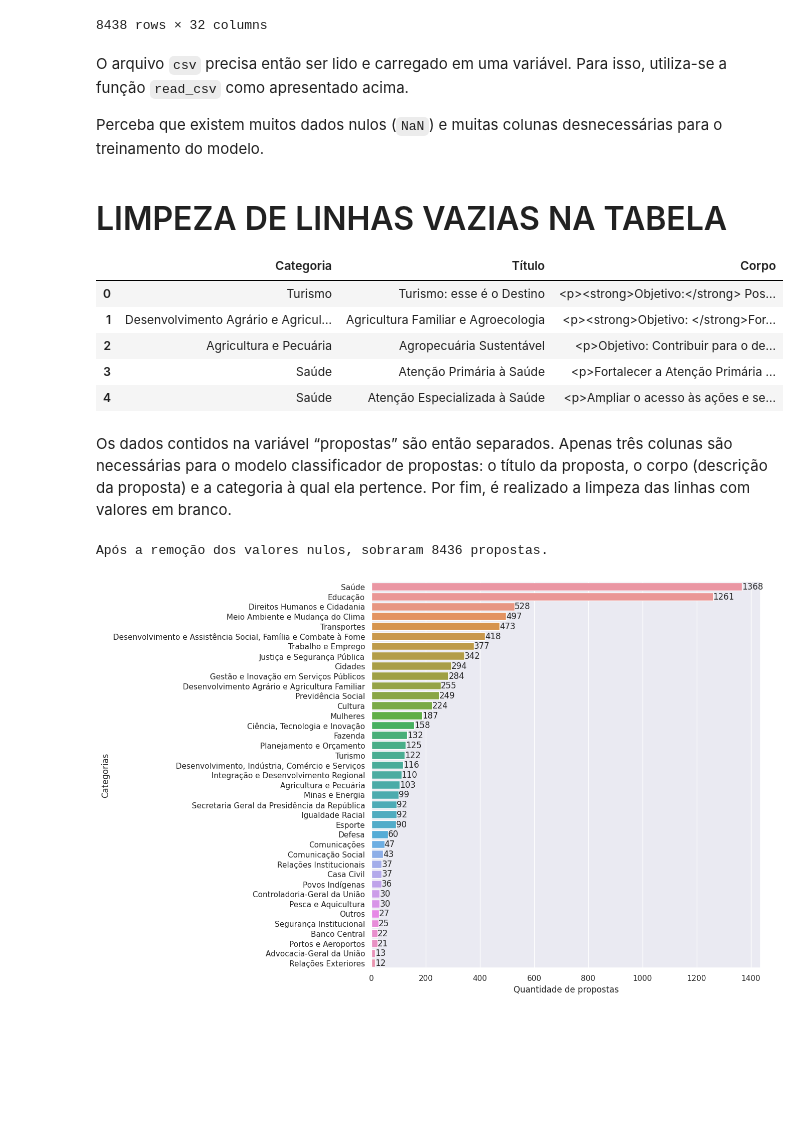
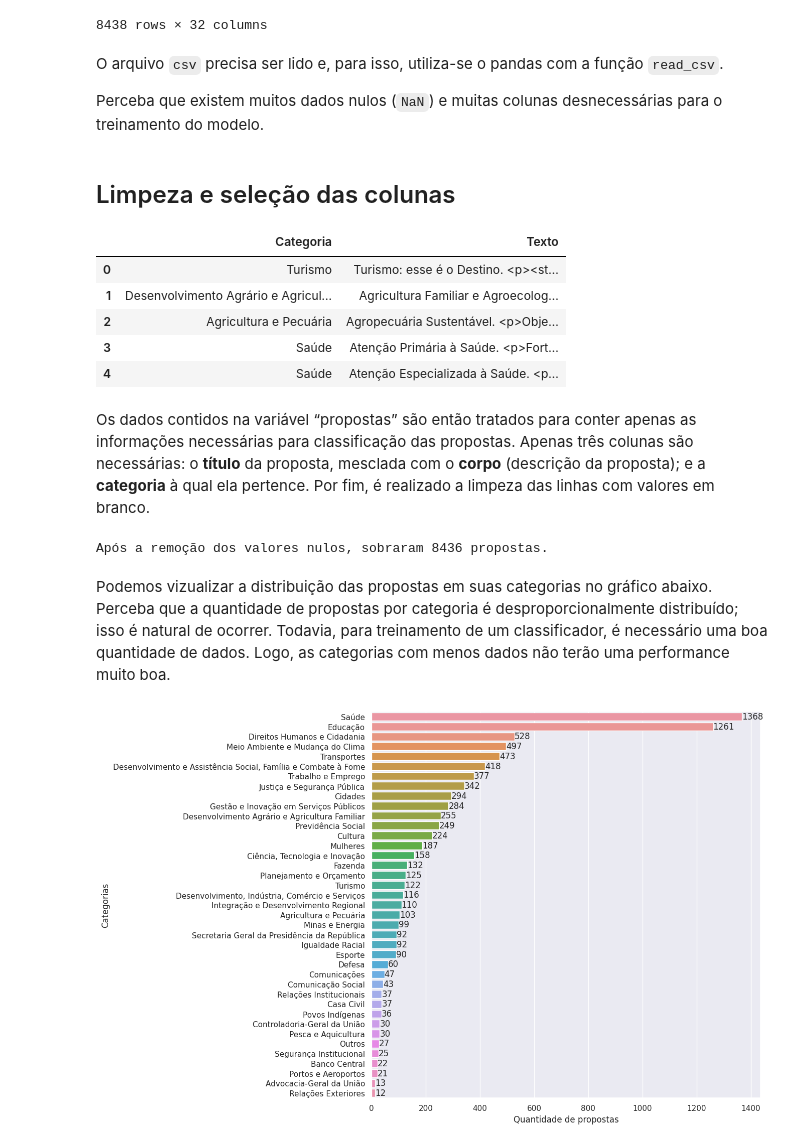
Before and after one commit to ResidenciaTICBrisa/BP-Classificador-de-Propostas, a Jupyter notebook: processo_de_desenvolvimento.ipynb, the cells around one changed output. Drawn from its saved outputs; the diff is of its cells as text; code cells hidden in the pictures; blank space fills up the shorter version.

```diff
--- a/processo_de_desenvolvimento.ipynb
+++ b/processo_de_desenvolvimento.ipynb
@@ -76,34 +91,39 @@ propostas  # Impressão do DataFrame de propostas
 | 8437 | 11619 | 27.0 | Saúde | NaN | NaN | NaN | ... |
 8438 rows × 32 columns
 # %% [markdown]
-O arquivo `csv` precisa então ser lido e carregado em uma variável. Para isso, utiliza-se a função `read_csv` como apresentado acima.
+O arquivo `csv` precisa ser lido e, para isso, utiliza-se o pandas com a função `read_csv`.
 
 Perceba que existem muitos dados nulos (`NaN`) e muitas colunas desnecessárias para o treinamento do modelo.
 # %% [markdown]
-<h3 style="font-size:2rem;">LIMPEZA DE LINHAS VAZIAS NA TABELA</h3>
+<h3 style="font-size:1.5rem;">Limpeza e seleção das colunas</h3>
 # %%
 # Seleciona apenas as colunas importantes
 propostas = pd.DataFrame(propostas, columns=['category/name/pt-BR','title/pt-BR','body/pt-BR'])
 propostas.rename(columns={'category/name/pt-BR': 'Categoria', 'title/pt-BR': 'Título', 'body/pt-BR': 'Corpo'}, inplace=True)
 
 # Retira as linhas que estao vazias
 propostas = propostas.dropna()
 propostas.drop(propostas[propostas['Título'] == 'Tema '].index, inplace=True)  # Removendo coluna "Tema "
 
+# Une as colunas de Título e Corpo em uma única coluna e exclui as antigas
+propostas['Texto'] = propostas['Título'] + '. ' + propostas['Corpo']
+propostas = propostas[['Categoria', 'Texto']]
 propostas.head()  # Impressão das cinco primeiras linhas de propostas
 # %% [output]
-|  | Categoria | Título | Corpo |
-| 0 | Turismo | Turismo: esse é o Destino | <p><strong>Objetivo:</strong> Pos... |
-| 1 | Desenvolvimento Agrário e Agricul... | Agricultura Familiar e Agroecologia | <p><strong>Objetivo: </strong>For... |
-| 2 | Agricultura e Pecuária | Agropecuária Sustentável | <p>Objetivo: Contribuir para o de... |
-| 3 | Saúde | Atenção Primária à Saúde | <p>Fortalecer a Atenção Primária ... |
-| 4 | Saúde | Atenção Especializada à Saúde | <p>Ampliar o acesso às ações e se... |
+|  | Categoria | Texto |
+| 0 | Turismo | Turismo: esse é o Destino. <p><st... |
+| 1 | Desenvolvimento Agrário e Agricul... | Agricultura Familiar e Agroecolog... |
+| 2 | Agricultura e Pecuária | Agropecuária Sustentável. <p>Obje... |
+| 3 | Saúde | Atenção Primária à Saúde. <p>Fort... |
+| 4 | Saúde | Atenção Especializada à Saúde. <p... |
 # %% [markdown]
-Os dados contidos na variável “propostas” são então separados. Apenas três colunas são necessárias para o modelo classificador de propostas: o título da proposta, o corpo (descrição da proposta) e a categoria à qual ela pertence. Por fim, é realizado a limpeza das linhas com valores em branco.
+Os dados contidos na variável “propostas” são então tratados para conter apenas as informações necessárias para classificação das propostas. Apenas três colunas são necessárias: o **título** da proposta, mesclada com o **corpo** (descrição da proposta); e a **categoria** à qual ela pertence. Por fim, é realizado a limpeza das linhas com valores em branco.
 # %%
 print(f'Após a remoção dos valores nulos, sobraram {len(propostas)} propostas.')
 # %% [output]
 Após a remoção dos valores nulos, sobraram 8436 propostas.
+# %% [markdown]
+Podemos vizualizar a distribuição das propostas em suas categorias no gráfico abaixo. Perceba que a quantidade de propostas por categoria é desproporcionalmente distribuído; isso é natural de ocorrer. Todavia, para treinamento de um classificador, é necessário uma boa quantidade de dados. Logo, as categorias com menos dados não terão uma performance muito boa.
 # %%
 # Biblioteca pra visualização de gráficos
 import seaborn as sns
```
Also changed, not shown: parts of 62 cells of this notebook, 5 other files.
